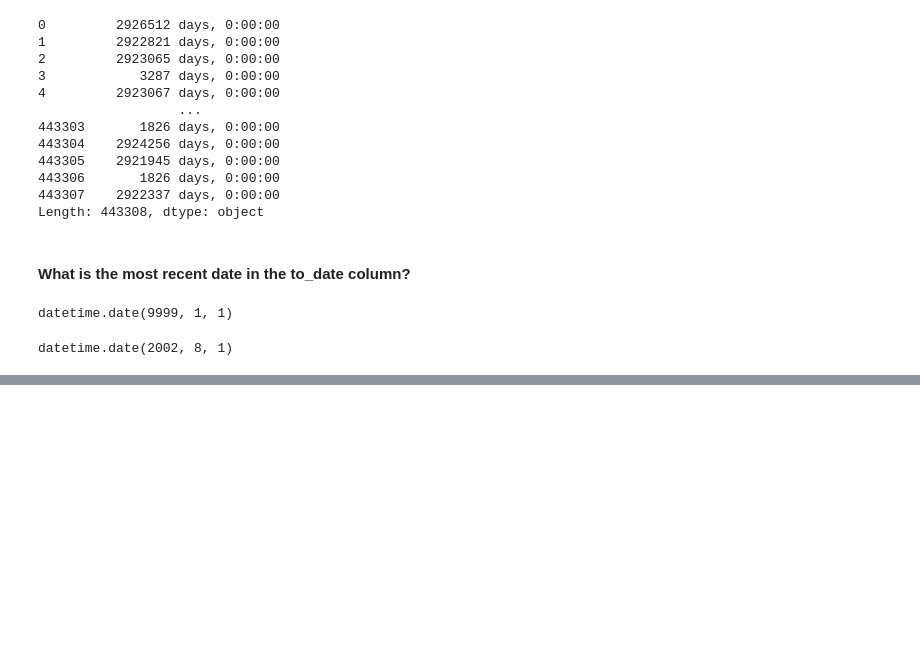
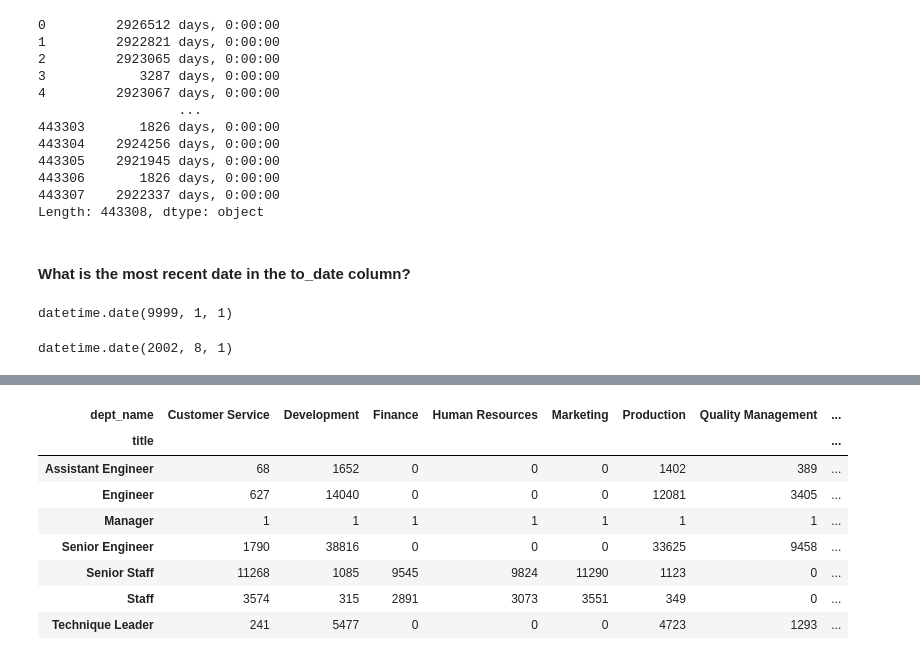
Before and after one commit to CodeupClassroom/robinson-data-science-libraries, a Jupyter notebook: advanced_dataframes_exercises.ipynb, the cells around one changed output, grey strips where cells are left out. Cells and saved outputs as stored; diff of their text form; code cells hidden in the pictures; blank space fills up the shorter version.

```diff
--- a/advanced_dataframes_exercises.ipynb
+++ b/advanced_dataframes_exercises.ipynb
@@ -286,0 +738,14 @@ datetime.date(2002, 8, 1)
+# %%
+query = \
+'''
+SELECT emp_no, d.dept_name, t.title
+FROM departments d
+JOIN dept_emp de
+USING (dept_no)
+JOIN titles t
+USING (emp_no)
+WHERE t.to_date > NOW()
+AND de.to_date > NOW()
+'''
+# %%
+title_count_df = pd.read_sql(query, create_url('employees'))
@@ -286,0 +761,12 @@ datetime.date(2002, 8, 1)
+# %%
+pd.crosstab(title_count_df.title, title_count_df.dept_name)
+# %% [output]
+| dept_name | Customer Service | Development | Finance | Human Resources | Marketing | Production | Quality Management | ... |
+| title |  |  |  |  |  |  |  | ... |
+| Assistant Engineer | 68 | 1652 | 0 | 0 | 0 | 1402 | 389 | ... |
+| Engineer | 627 | 14040 | 0 | 0 | 0 | 12081 | 3405 | ... |
+| Manager | 1 | 1 | 1 | 1 | 1 | 1 | 1 | ... |
+| Senior Engineer | 1790 | 38816 | 0 | 0 | 0 | 33625 | 9458 | ... |
+| Senior Staff | 11268 | 1085 | 9545 | 9824 | 11290 | 1123 | 0 | ... |
+| Staff | 3574 | 315 | 2891 | 3073 | 3551 | 349 | 0 | ... |
+| Technique Leader | 241 | 5477 | 0 | 0 | 0 | 4723 | 1293 | ... |
```
Also changed, not shown: parts of 76 cells of this notebook, 1 other file.
